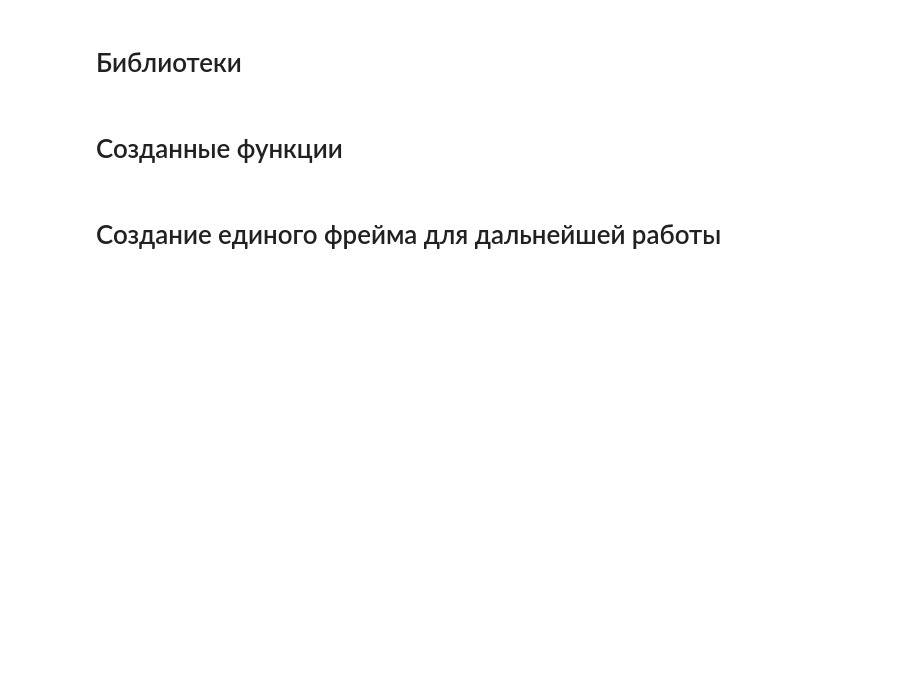
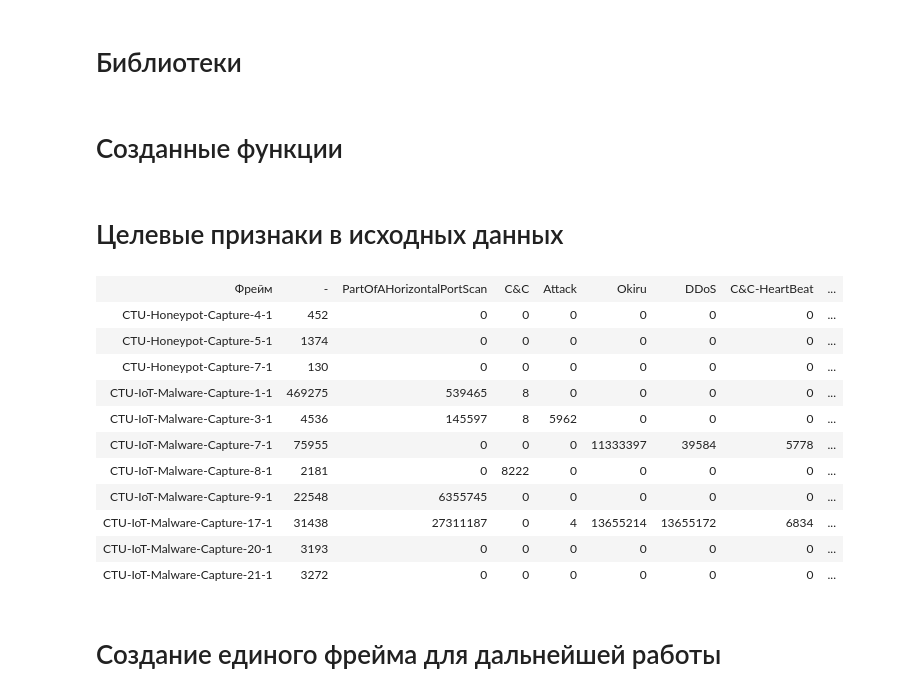
Before and after one commit to SiGidas/Aposemat_IoT-23, a Jupyter notebook: Itog_1.ipynb, the cells around one changed output. Saved outputs shown, nothing was run; the diff lists cells and outputs as text; code cells hidden in the pictures; blank space fills up the shorter version.

```diff
--- a/Itog_1.ipynb
+++ b/Itog_1.ipynb
@@ -44,6 +45,44 @@ def con_mat(y_test, y_pred):
     plt.figure(figsize = (12,8))
     sns.heatmap(df_cm, annot=True);
 # код для отображения матрицы ошибки
+# %% [markdown]
+# Целевые признаки в исходных данных
+# %%
+from IPython.display import HTML, display
+
+data = [['Фрейм','-','PartOfAHorizontalPortScan','C&C','Attack','Okiru','DDoS','C&C-HeartBeat', \
+         'PartOfAHorizontalPortScan-Attack', 'C&C-Torii'],
+        ['CTU-Honeypot-Capture-4-1',452,0,0,0,0,0,0,0,0],
+        ['CTU-Honeypot-Capture-5-1',1374,0,0,0,0,0,0,0,0],
+        ['CTU-Honeypot-Capture-7-1',130,0,0,0,0,0,0,0,0],
+        ['CTU-IoT-Malware-Capture-1-1',469275,539465,8,0,0,0,0,0,0],
+        ['CTU-IoT-Malware-Capture-3-1',4536,145597,8,5962,0,0,0,0,0],
+        ['CTU-IoT-Malware-Capture-7-1',75955,0,0,0,11333397,39584,5778,0,0],
+        ['CTU-IoT-Malware-Capture-8-1',2181,0,8222,0,0,0,0,0,0],
+        ['CTU-IoT-Malware-Capture-9-1',22548,6355745,0,0,0,0,0,0,0],
+        ['CTU-IoT-Malware-Capture-17-1',31438,27311187,0,4,13655214,13655172,6834,5,0],
+        ['CTU-IoT-Malware-Capture-20-1',3193,0,0,0,0,0,0,0,16],
+        ['CTU-IoT-Malware-Capture-21-1',3272,0,0,0,0,0,0,0,14],]
+
+display(HTML(
+   '<table><tr>{}</tr></table>'.format(
+       '</tr><tr>'.join(
+           '<td>{}</td>'.format('</td><td>'.join(str(_) for _ in row)) for row in data)
+       )
+))
+# %% [output]
+| Фрейм | - | PartOfAHorizontalPortScan | C&C | Attack | Okiru | DDoS | C&C-HeartBeat | ... |
+| CTU-Honeypot-Capture-4-1 | 452 | 0 | 0 | 0 | 0 | 0 | 0 | ... |
+| CTU-Honeypot-Capture-5-1 | 1374 | 0 | 0 | 0 | 0 | 0 | 0 | ... |
+| CTU-Honeypot-Capture-7-1 | 130 | 0 | 0 | 0 | 0 | 0 | 0 | ... |
+| CTU-IoT-Malware-Capture-1-1 | 469275 | 539465 | 8 | 0 | 0 | 0 | 0 | ... |
+| CTU-IoT-Malware-Capture-3-1 | 4536 | 145597 | 8 | 5962 | 0 | 0 | 0 | ... |
+| CTU-IoT-Malware-Capture-7-1 | 75955 | 0 | 0 | 0 | 11333397 | 39584 | 5778 | ... |
+| CTU-IoT-Malware-Capture-8-1 | 2181 | 0 | 8222 | 0 | 0 | 0 | 0 | ... |
+| CTU-IoT-Malware-Capture-9-1 | 22548 | 6355745 | 0 | 0 | 0 | 0 | 0 | ... |
+| CTU-IoT-Malware-Capture-17-1 | 31438 | 27311187 | 0 | 4 | 13655214 | 13655172 | 6834 | ... |
+| CTU-IoT-Malware-Capture-20-1 | 3193 | 0 | 0 | 0 | 0 | 0 | 0 | ... |
+| CTU-IoT-Malware-Capture-21-1 | 3272 | 0 | 0 | 0 | 0 | 0 | 0 | ... |
 # %% [markdown]
 # Создание единого фрейма для дальнейшей работы
 # %%
```
Also changed, not shown: parts of 7 cells of this notebook.
